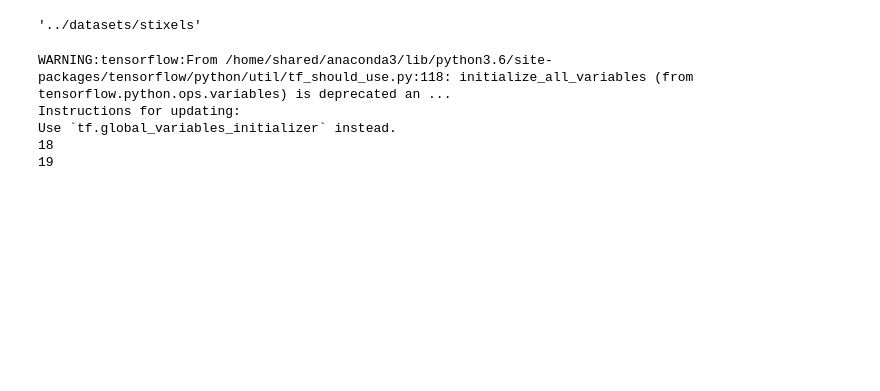
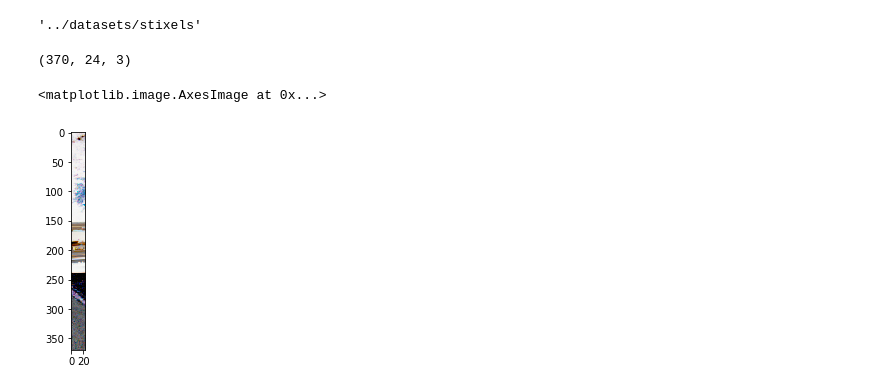
Before and after one commit to rainoa/StixelNetOptimization, a Jupyter notebook: StixelNet_train_and_eval.ipynb, the cells around one changed output. Saved outputs shown, nothing was run; the diff lists cells and outputs as text; code cells hidden in the pictures; blank space fills up the shorter version.

```diff
--- a/StixelNet_train_and_eval.ipynb
+++ b/StixelNet_train_and_eval.ipynb
@@ -89,7 +92,7 @@ def parse(serialized):
 
     # Decode the raw bytes so it becomes a tensor with type.
     #######image = tf.decode_raw(image_raw, tf.int32) ####
-    image = tf.image.decode_png(image_raw, channels=3, dtype=tf.uint16)
+    image = tf.image.decode_png(image_raw, channels=3, dtype=tf.uint8) ###16
     #image = tf.cast(image, tf.int32)
 
     # The type is now uint8 but we need it to be float.
@@ -114,18 +117,28 @@ def print_tensor(tensor):
 
     with tf.Session() as sess:
         sess.run(init_op)
-        print (sess.run(y))
-        #print (sess.run(x))
+        #print (sess.run(y))
+        print (sess.run(x))
+        #return(sess.run(x))
+    return x
 # %%
 ################33
-for t in path_tfrecords_train_lst[0:2]:
-    print_tensor(t)
+for t in [path_tfrecords_train_lst[1]]:
+    x=print_tensor(t)
-# %% [output]
-WARNING:tensorflow:From /home/shared/anaconda3/lib/python3.6/site-packages/tensorflow/python/util/tf_should_use.py:118: initialize_all_variables (from tensorflow.python.ops.variables) is deprecated an ...
-Instructions for updating:
-Use `tf.global_variables_initializer` instead.
-18
-19
+# %%
+#############
+x2=tf.Session().run(x['image'])
+x2.shape
+# %% [output]
+(370, 24, 3)
+# %%
+####################
+import matplotlib
+%matplotlib inline
+matplotlib.pyplot.imshow(x2)
+# %% [output]
+<matplotlib.image.AxesImage at 0x...>
+[figure, added]
 # %%
 def input_fn(filenames, train, batch_size=batch_size, buffer_size=40000): #2048
     # Args:
```
Also changed, not shown: parts of 15 cells of this notebook.
